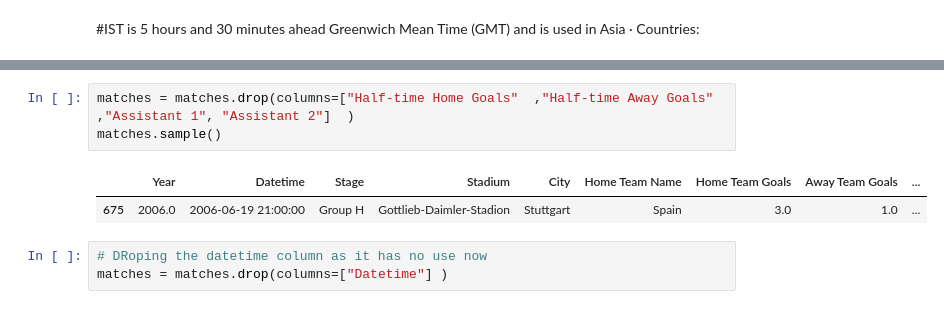
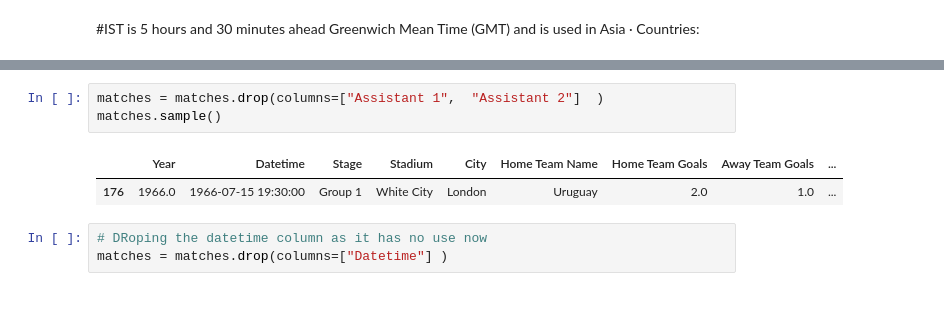
Before and after one commit to Jit-12/FIFA-World-Cup-Data-Analysis-, a Jupyter notebook: FIFA_World_Cup.ipynb, the cells around one changed output, grey strips where cells are left out. Cells and saved outputs as stored; diff of their text form.

```diff
--- a/FIFA_World_Cup.ipynb
+++ b/FIFA_World_Cup.ipynb
@@ -308,9 +328,9 @@ award.rename(columns={"Unnamed: 1": "Golden Ball","Unnamed: 2":"Golden Boot","Un
 # %%
-matches = matches.drop(columns=["Half-time Home Goals"	,"Half-time Away Goals"	,"Assistant 1",	"Assistant 2"]	)
+matches = matches.drop(columns=["Assistant 1",	"Assistant 2"]	)
 matches.sample()
 # %% [output]
 |  | Year | Datetime | Stage | Stadium | City | Home Team Name | Home Team Goals | Away Team Goals | ... |
-| 675 | 2006.0 | 2006-06-19 21:00:00 | Group H | Gottlieb-Daimler-Stadion | Stuttgart | Spain | 3.0 | 1.0 | ... |
+| 176 | 1966.0 | 1966-07-15 19:30:00 | Group 1 | White City | London | Uruguay | 2.0 | 1.0 | ... |
 # %%
 # DRoping the datetime column as it has no use now
 matches = matches.drop(columns=["Datetime"]	)
```
Also changed, not shown: parts of 19 cells of this notebook.
